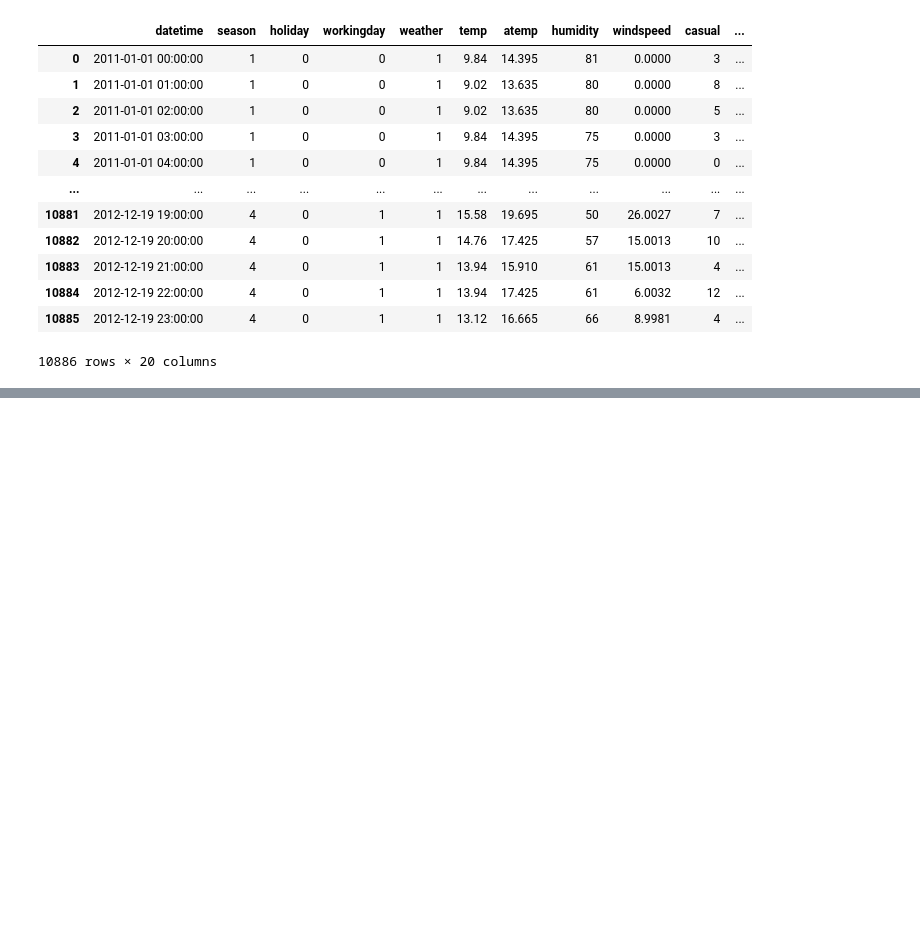
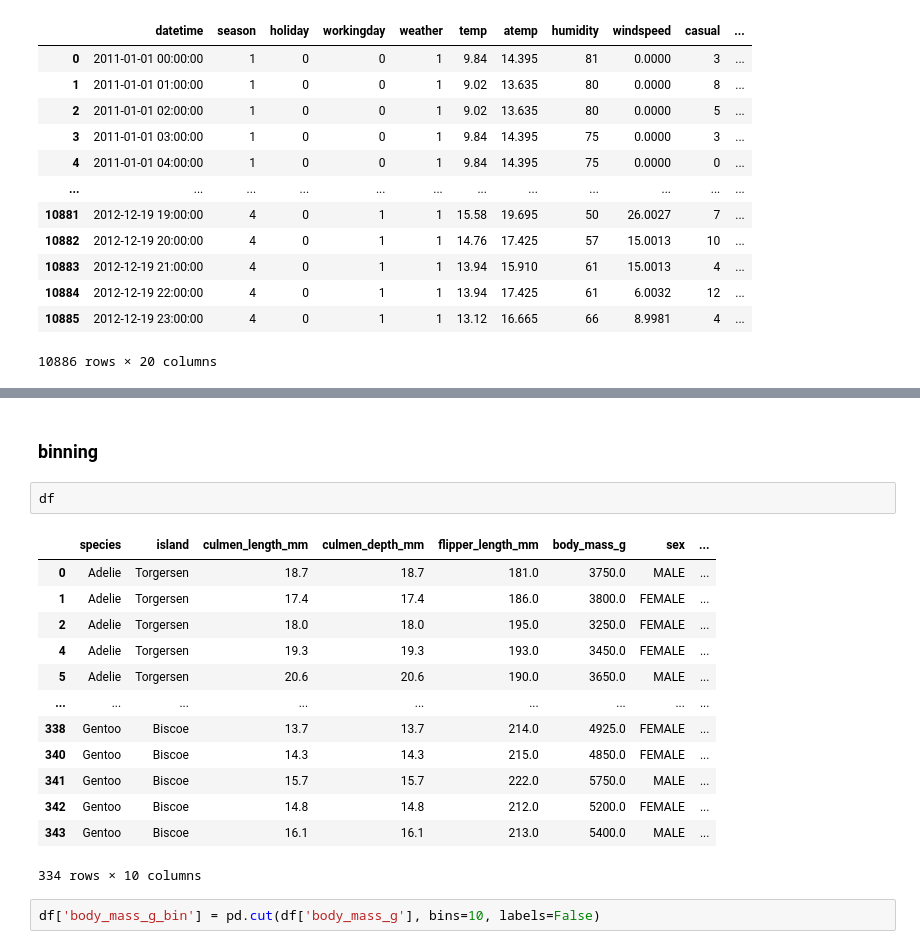
Before and after one commit to yunozon/datascience-py, a Jupyter notebook: study/feature_engineiring.ipynb, the cells around one changed output, grey strips where cells are left out. Cells and saved outputs as stored; diff of their text form; blank space fills up the shorter version.

```diff
--- a/study/feature_engineiring.ipynb
+++ b/study/feature_engineiring.ipynb
@@ -129,0 +206,20 @@ df
+# %% [markdown]
+### binning
+# %%
+df
+# %% [output]
+|  | species | island | culmen_length_mm | culmen_depth_mm | flipper_length_mm | body_mass_g | sex | ... |
+| 0 | Adelie | Torgersen | 18.7 | 18.7 | 181.0 | 3750.0 | MALE | ... |
+| 1 | Adelie | Torgersen | 17.4 | 17.4 | 186.0 | 3800.0 | FEMALE | ... |
+| 2 | Adelie | Torgersen | 18.0 | 18.0 | 195.0 | 3250.0 | FEMALE | ... |
+| 4 | Adelie | Torgersen | 19.3 | 19.3 | 193.0 | 3450.0 | FEMALE | ... |
+| 5 | Adelie | Torgersen | 20.6 | 20.6 | 190.0 | 3650.0 | MALE | ... |
+| ... | ... | ... | ... | ... | ... | ... | ... | ... |
+| 338 | Gentoo | Biscoe | 13.7 | 13.7 | 214.0 | 4925.0 | FEMALE | ... |
+| 340 | Gentoo | Biscoe | 14.3 | 14.3 | 215.0 | 4850.0 | FEMALE | ... |
+| 341 | Gentoo | Biscoe | 15.7 | 15.7 | 222.0 | 5750.0 | MALE | ... |
+| 342 | Gentoo | Biscoe | 14.8 | 14.8 | 212.0 | 5200.0 | FEMALE | ... |
+| 343 | Gentoo | Biscoe | 16.1 | 16.1 | 213.0 | 5400.0 | MALE | ... |
+334 rows × 10 columns
+# %%
+df['body_mass_g_bin'] = pd.cut(df['body_mass_g'], bins=10, labels=False)
```
Also changed, not shown: parts of 30 cells of this notebook, 2 other files.
